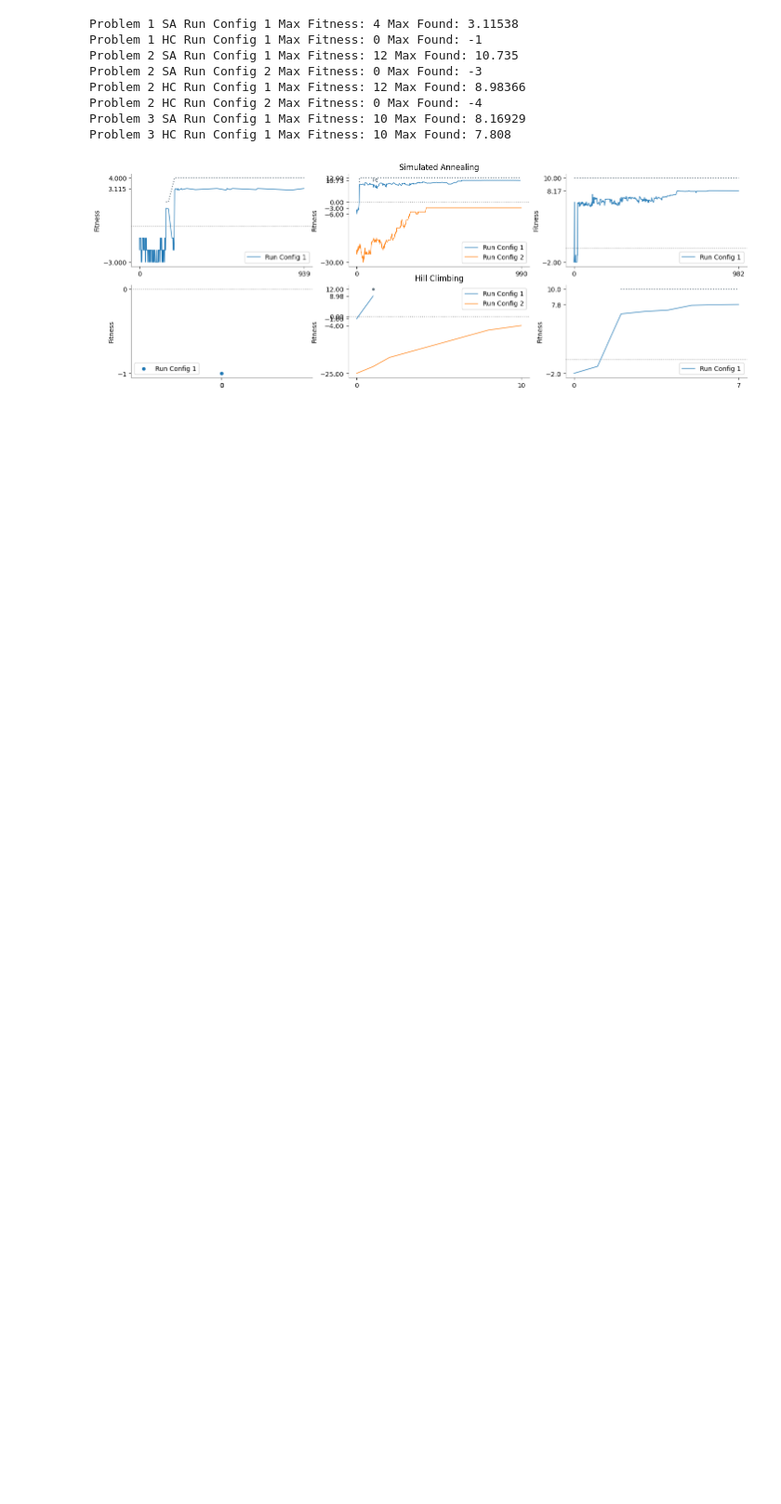
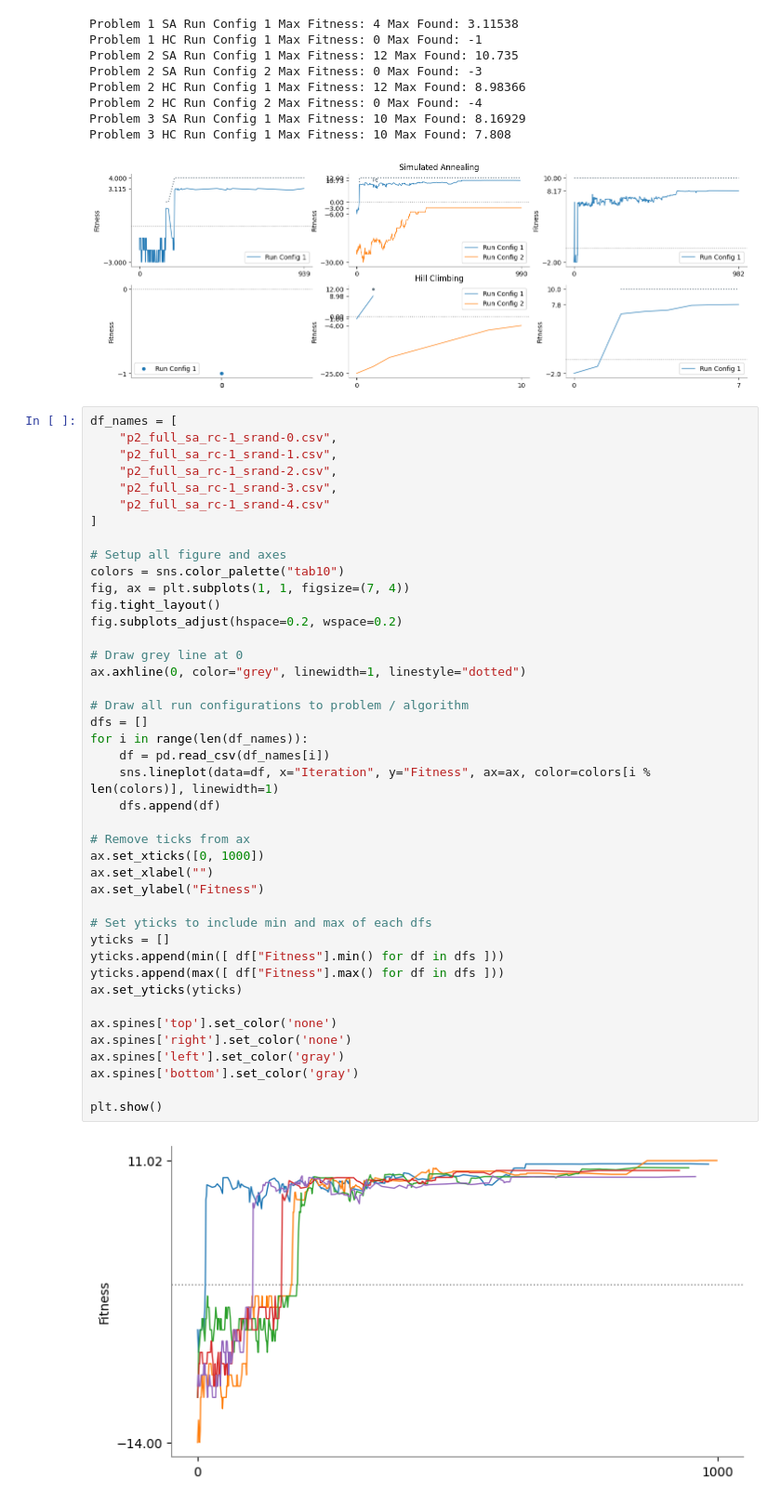
Before and after one commit to tomster12/factorio-blueprints, a Jupyter notebook: FactorioBlueprints/logs/visualize.ipynb, the cells around one changed output. Shown at 93% size. Saved outputs shown, nothing was run; the diff lists cells and outputs as text; blank space fills up the shorter version.

```diff
--- a/FactorioBlueprints/logs/visualize.ipynb
+++ b/FactorioBlueprints/logs/visualize.ipynb
@@ -214,3 +205,47 @@ Problem 2 HC Run Config 2 Max Fitness: 0 Max Found: -4
 Problem 3 SA Run Config 1 Max Fitness: 10 Max Found: 8.16929
 Problem 3 HC Run Config 1 Max Fitness: 10 Max Found: 7.808
 [figure]
+# %%
+df_names = [
+    "p2_full_sa_rc-1_srand-0.csv",
+    "p2_full_sa_rc-1_srand-1.csv",
+    "p2_full_sa_rc-1_srand-2.csv",
+    "p2_full_sa_rc-1_srand-3.csv",
+    "p2_full_sa_rc-1_srand-4.csv"
+]
+
+# Setup all figure and axes
+colors = sns.color_palette("tab10")
+fig, ax = plt.subplots(1, 1, figsize=(7, 4))
+fig.tight_layout()
+fig.subplots_adjust(hspace=0.2, wspace=0.2)
+
+# Draw grey line at 0
+ax.axhline(0, color="grey", linewidth=1, linestyle="dotted")
+
+# Draw all run configurations to problem / algorithm
+dfs = []
+for i in range(len(df_names)):
+    df = pd.read_csv(df_names[i])
+    sns.lineplot(data=df, x="Iteration", y="Fitness", ax=ax, color=colors[i % len(colors)], linewidth=1)
+    dfs.append(df)
+
+# Remove ticks from ax
+ax.set_xticks([0, 1000])
+ax.set_xlabel("")
+ax.set_ylabel("Fitness")
+
+# Set yticks to include min and max of each dfs
+yticks = []
+yticks.append(min([ df["Fitness"].min() for df in dfs ]))
+yticks.append(max([ df["Fitness"].max() for df in dfs ]))
+ax.set_yticks(yticks)
+
+ax.spines['top'].set_color('none')
+ax.spines['right'].set_color('none')
+ax.spines['left'].set_color('gray')
+ax.spines['bottom'].set_color('gray')
+
+plt.show()
+# %% [output]
+[figure, added]
```
Also changed, not shown: parts of 1 cell of this notebook, 3 other files.
